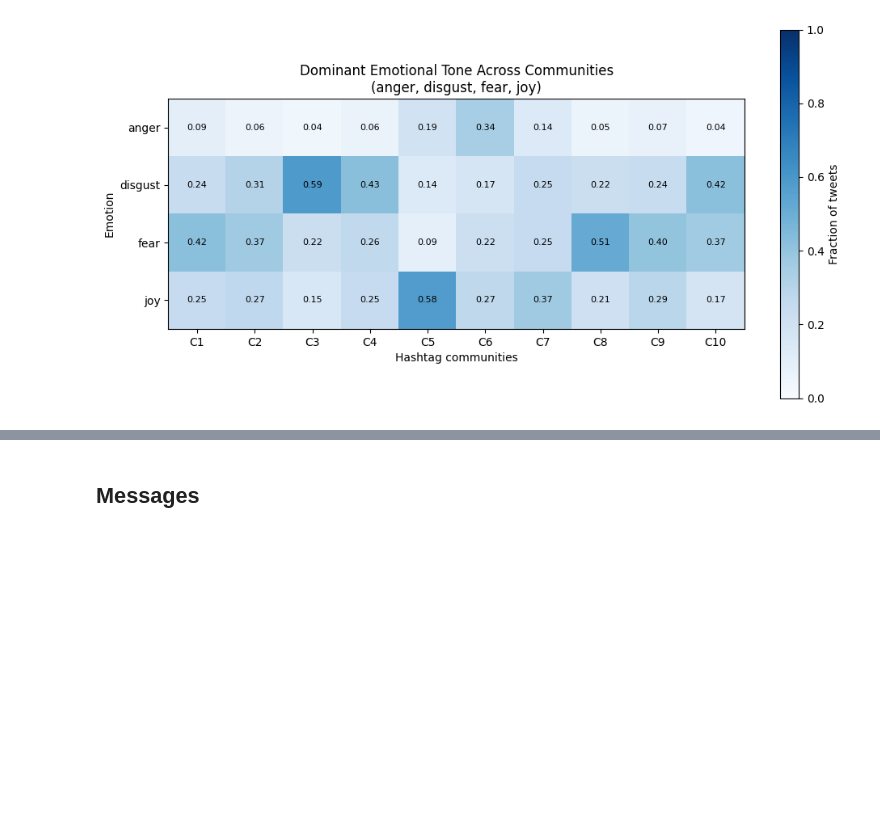
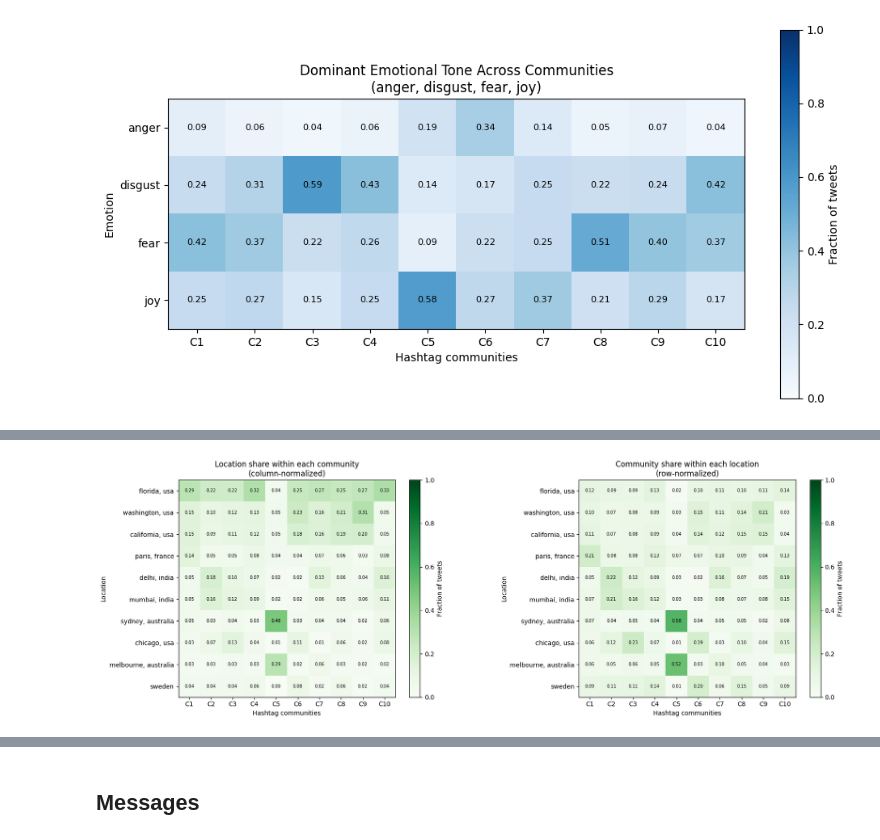
Before and after one commit to annemollelsborg/02805_climate_conv, a Jupyter notebook: FINAL.ipynb, the cells around one changed output, grey strips where cells are left out. Cells and saved outputs as stored; diff of their text form; code cells hidden in the pictures; blank space fills up the shorter version.

```diff
--- a/FINAL.ipynb
+++ b/FINAL.ipynb
@@ -571,0 +695,84 @@ plt.show()
+# %%
+from collections import Counter
+import numpy as np
+import matplotlib.pyplot as plt
+
+# --- Clean location column ---
+df["location_clean"] = df["location"].fillna("unknown").str.lower().str.strip()
+
+# --- Count locations per community ---
+location_counts = []
+
+for idxs in community_tweets:   # <-- reuses your existing list
+    locs = df.loc[idxs, "location_clean"]
+    counts = Counter(locs)
+    location_counts.append(counts)
+
+# --- Identify top locations across all communities ---
+global_loc_counter = Counter()
+for c in location_counts:
+    global_loc_counter.update(c)
+
+TOP_N_LOCATIONS = 10  # you can adjust if needed
+top_locations = [loc for loc, _ in global_loc_counter.most_common(TOP_N_LOCATIONS)]
+
+# --- Build matrix (locations × communities), column-normalized ---
+num_comms = len(communities_sorted_10)
+loc_matrix_col = np.zeros((TOP_N_LOCATIONS, num_comms))
+
+for j, counts in enumerate(location_counts):
+    total = sum(counts.values())
+    for i, loc in enumerate(top_locations):
+        loc_matrix_col[i, j] = counts.get(loc, 0) / total if total > 0 else 0
+
+# --- Build row-normalized version (communities within each location) ---
+loc_matrix_row = loc_matrix_col.copy()
+row_sums = loc_matrix_row.sum(axis=1, keepdims=True)
+loc_matrix_row = np.divide(
+    loc_matrix_row,
+    row_sums,
+    out=np.zeros_like(loc_matrix_row),
+    where=row_sums != 0
+)
+
+# --- Plot both heatmaps side by side ---
+fig, axes = plt.subplots(1, 2, figsize=(18, 6))
+
+# 1) Column-normalized: locations within communities
+im0 = axes[0].imshow(loc_matrix_col, cmap="Greens", vmin=0, vmax=1)
+axes[0].set_xticks(range(num_comms))
+axes[0].set_xticklabels([f"C{i+1}" for i in range(num_comms)])
+axes[0].set_yticks(range(TOP_N_LOCATIONS))
+axes[0].set_yticklabels(top_locations)
+axes[0].set_xlabel("Hashtag communities")
+axes[0].set_ylabel("Location")
+axes[0].set_title("Location share within each community\n(column-normalized)")
+
+for i in range(TOP_N_LOCATIONS):
+    for j in range(num_comms):
+        val = loc_matrix_col[i, j]
+        axes[0].text(j, i, f"{val:.2f}", ha="center", va="center", fontsize=7)
+
+fig.colorbar(im0, ax=axes[0], fraction=0.046, pad=0.04, label="Fraction of tweets")
+
+# 2) Row-normalized: community composition of each location
+im1 = axes[1].imshow(loc_matrix_row, cmap="Greens", vmin=0, vmax=1)
+axes[1].set_xticks(range(num_comms))
+axes[1].set_xticklabels([f"C{i+1}" for i in range(num_comms)])
+axes[1].set_yticks(range(TOP_N_LOCATIONS))
+axes[1].set_yticklabels(top_locations)
+axes[1].set_xlabel("Hashtag communities")
+axes[1].set_ylabel("Location")
+axes[1].set_title("Community share within each location\n(row-normalized)")
+
+for i in range(TOP_N_LOCATIONS):
+    for j in range(num_comms):
+        val = loc_matrix_row[i, j]
+        axes[1].text(j, i, f"{val:.2f}", ha="center", va="center", fontsize=7)
+
+fig.colorbar(im1, ax=axes[1], fraction=0.046, pad=0.04, label="Fraction of tweets")
+
+plt.tight_layout()
+plt.show()
+# %% [output]
+[figure, added]
```
Also changed, not shown: parts of 11 cells of this notebook.
